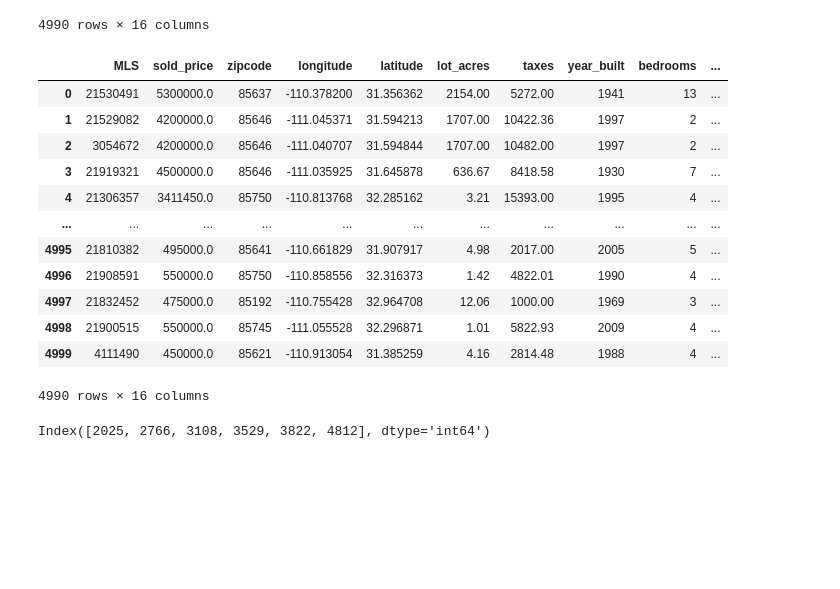
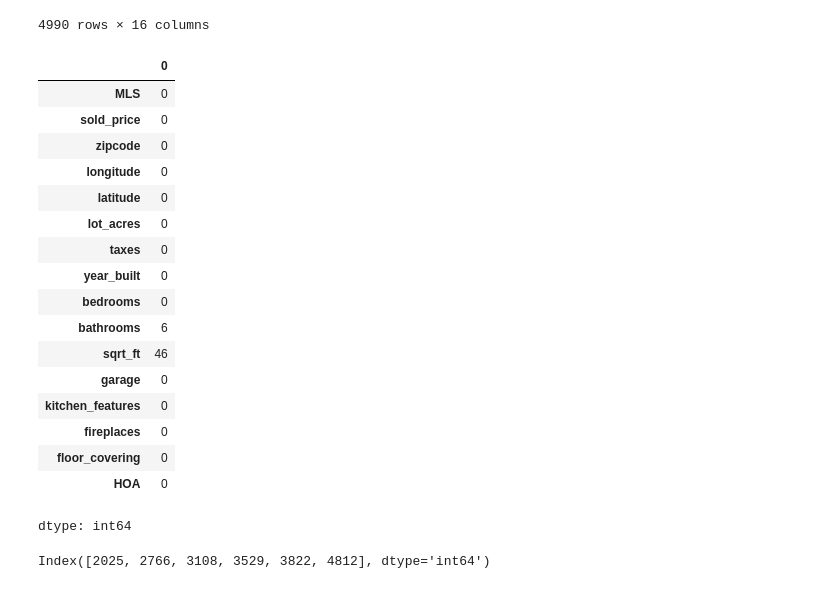
Before and after one commit to SmithAdjei8/DS_Proj_1_Hosue_Data, a Jupyter notebook: Raw_House_Data_Project_Smith.ipynb, the cells around one changed output. Saved outputs shown, nothing was run; the diff lists cells and outputs as text; code cells hidden in the pictures; blank space fills up the shorter version.

```diff
--- a/Raw_House_Data_Project_Smith.ipynb
+++ b/Raw_House_Data_Project_Smith.ipynb
@@ -131,27 +129,32 @@ df
 # %%
 #Updating some few Columns[Garage,fireplaces,HOA,Kitchen_Features,Floor_Covering] with 0 / "Nothing" where the value is null or empty
 df["garage"] = df["garage"].fillna(0)
 df["HOA"] = df["HOA"].fillna(0)
 df["fireplaces"] = df["fireplaces"].replace(" ", 0)
 
 # updating Kitchen_features and Floor_covering to Nothing where value is null
 df["kitchen_features"] = df["kitchen_features"].replace(np.NaN, "Nothing")
 df["floor_covering"] = df["floor_covering"].replace(np.NaN, "Nothing")
-df
+df.isnull().sum()
 # %% [output]
-|  | MLS | sold_price | zipcode | longitude | latitude | lot_acres | taxes | year_built | bedrooms | ... |
-| 0 | 21530491 | 5300000.0 | 85637 | -110.378200 | 31.356362 | 2154.00 | 5272.00 | 1941 | 13 | ... |
-| 1 | 21529082 | 4200000.0 | 85646 | -111.045371 | 31.594213 | 1707.00 | 10422.36 | 1997 | 2 | ... |
-| 2 | 3054672 | 4200000.0 | 85646 | -111.040707 | 31.594844 | 1707.00 | 10482.00 | 1997 | 2 | ... |
-| 3 | 21919321 | 4500000.0 | 85646 | -111.035925 | 31.645878 | 636.67 | 8418.58 | 1930 | 7 | ... |
-| 4 | 21306357 | 3411450.0 | 85750 | -110.813768 | 32.285162 | 3.21 | 15393.00 | 1995 | 4 | ... |
-| ... | ... | ... | ... | ... | ... | ... | ... | ... | ... | ... |
-| 4995 | 21810382 | 495000.0 | 85641 | -110.661829 | 31.907917 | 4.98 | 2017.00 | 2005 | 5 | ... |
-| 4996 | 21908591 | 550000.0 | 85750 | -110.858556 | 32.316373 | 1.42 | 4822.01 | 1990 | 4 | ... |
-| 4997 | 21832452 | 475000.0 | 85192 | -110.755428 | 32.964708 | 12.06 | 1000.00 | 1969 | 3 | ... |
-| 4998 | 21900515 | 550000.0 | 85745 | -111.055528 | 32.296871 | 1.01 | 5822.93 | 2009 | 4 | ... |
-| 4999 | 4111490 | 450000.0 | 85621 | -110.913054 | 31.385259 | 4.16 | 2814.48 | 1988 | 4 | ... |
+|  | 0 |
+| MLS | 0 |
+| sold_price | 0 |
+| zipcode | 0 |
+| longitude | 0 |
+| latitude | 0 |
+| lot_acres | 0 |
+| taxes | 0 |
+| year_built | 0 |
+| bedrooms | 0 |
+| bathrooms | 6 |
+| sqrt_ft | 46 |
+| garage | 0 |
+| kitchen_features | 0 |
+| fireplaces | 0 |
+| floor_covering | 0 |
+| HOA | 0 |
-4990 rows × 16 columns
+dtype: int64
 # %%
 #Fixing null / empty values for the bathroom column
 
```
Also changed, not shown: parts of 11 cells of this notebook, 5 other files.
